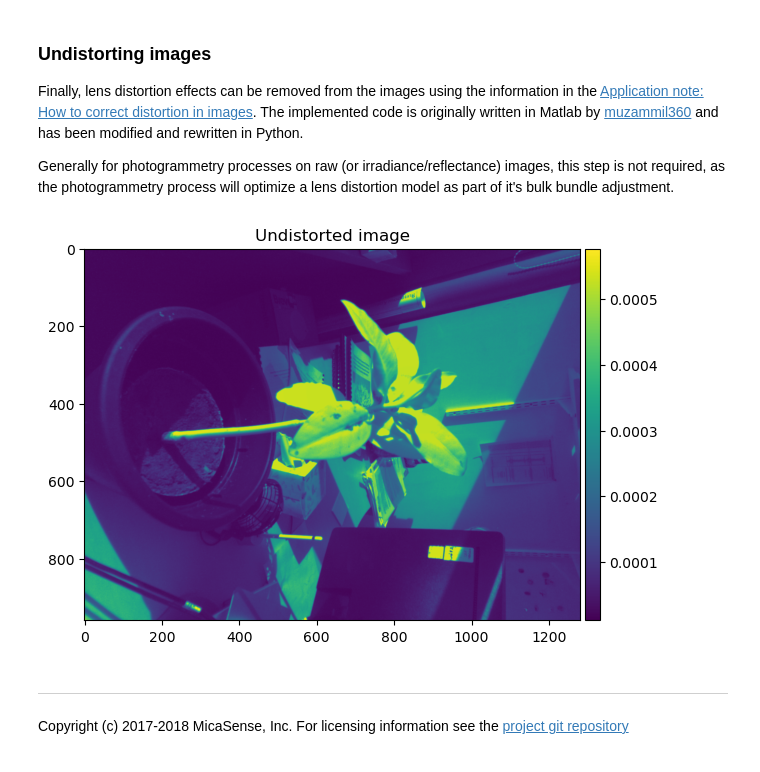
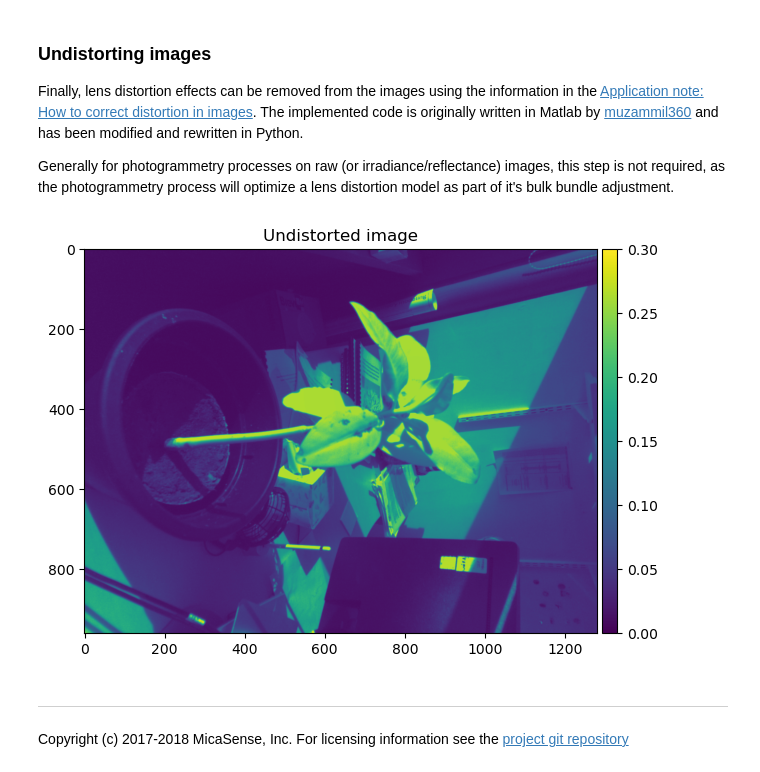
Before and after one commit to nmt28/micasense_imageprocessing_sequoia, a Jupyter notebook: Sequoia Image Processing Tutorial.ipynb, the cells around one changed output. Cells and saved outputs as stored; diff of their text form; code cells hidden in the pictures.

```diff
--- a/Sequoia Image Processing Tutorial.ipynb
+++ b/Sequoia Image Processing Tutorial.ipynb
@@ -143,3 +148,31 @@ Sunshine sensor irradiance:  7.64
 The calibrated iradiance image can now be converted into reflectance. To do this, an image of a reflectance panel with known reflectance is required. The irradiance values of the panel image is then used to determine a scale factor between irradiance and reflectance.
 
 For now I do not have a Sequoia example. But the procedure is similar to the RedEdge procedure described in the `MicaSense RedEdge Image Processing Tutorial 1`.
+# %%
+markedImg = SequoiaIrradianceCalibrated.copy()
+ulx = 820 # upper left column (x coordinate) of panel area
+uly = 270 # upper left row (y coordinate) of panel area
+lrx = 850 # lower right column (x coordinate) of panel area
+lry = 320 # lower right row (y coordinate) of panel area
+cv2.rectangle(markedImg,(ulx,uly),(lrx,lry),(0,255,0),3)
+
+# Our panel calibration by band (from MicaSense for our specific panel)
+panelCalibration = {
+    "Blue": 0.67,
+    "Green": 0.189,
+    "Red": 0.201,
+    "Red edge": 0.227,
+    "NIR": 0.26
+}
+
+# Select panel region from radiance image
+panelRegion = SequoiaIrradianceCalibrated[uly:lry, ulx:lrx]
+plotutils.plotwithcolorbar(markedImg, 'Panel region in radiance image')
+meanRadiance = panelRegion.mean()
+print(f'Mean Radiance in panel region: {meanRadiance} W/m^2/nm/sr')
+panelReflectance = panelCalibration[band_name]
+radianceToReflectance = panelReflectance / meanRadiance
+print(f'Radiance to reflectance conversion factor: {radianceToReflectance}')
+
+reflectanceImage = SequoiaIrradianceCalibrated * radianceToReflectance
+plotutils.plotwithcolorbar(reflectanceImage, 'Converted Reflectane Image');
@@ -151,10 +189,10 @@ Finally, lens distortion effects can be removed from the images using the inform
 Generally for photogrammetry processes on raw (or irradiance/reflectance) images, this step is not required, as the photogrammetry process will optimize a lens distortion model as part of it's bulk bundle adjustment.
 # %%
 # correct for lens distortions to make straight lines straight
-undistortedImage = msutils.correct_lens_distortion_sequoia(metadata, SequoiaIrradianceCalibrated)
-plotutils.plotwithcolorbar(undistortedImage, 'Undistorted image');
+undistortedImage = msutils.correct_lens_distortion_sequoia(metadata, reflectanceImage)
+plotutils.plotwithcolorbar(undistortedImage, 'Undistorted image', vmin=0, vmax=0.3);
 # %% [output]
-[figure, old version]
+[figure, new version]
 # %% [markdown]
 ---
 Copyright (c) 2017-2018 MicaSense, Inc.  For licensing information see the [project git repository](https://github.com/micasense/imageprocessing)
```
Also changed, not shown: parts of 3 cells of this notebook.
